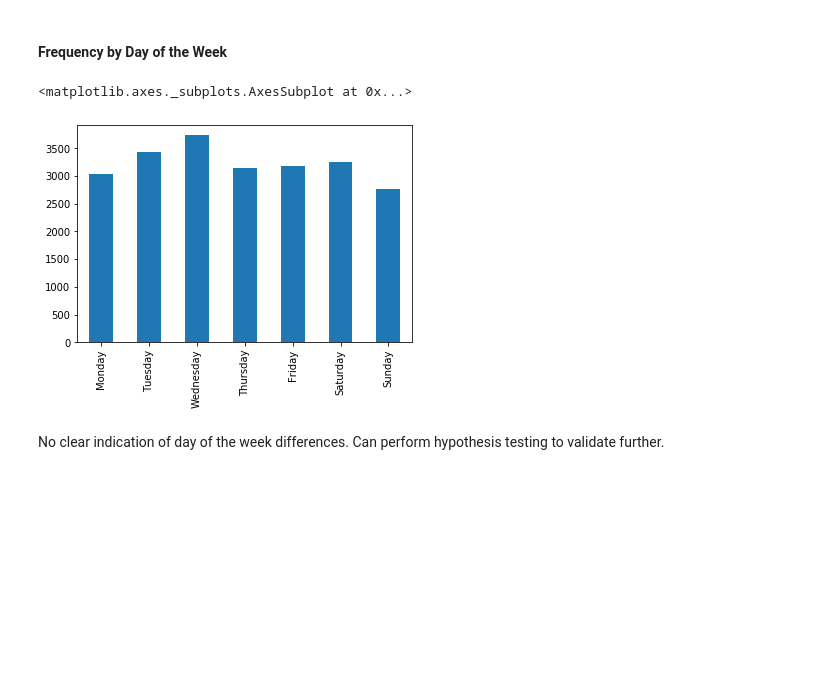
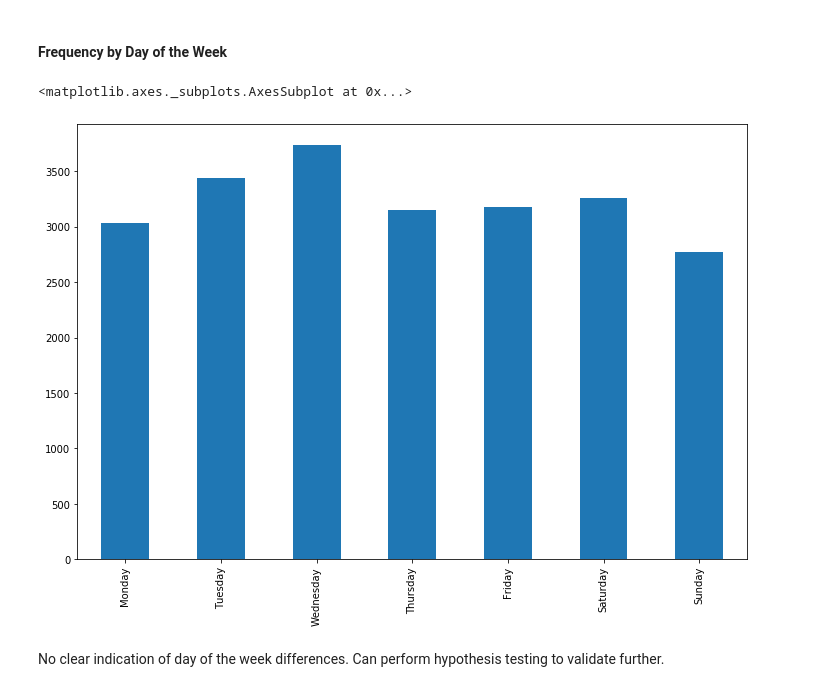
Before and after one commit to jfleury12/animal_shelter_EDA, a Jupyter notebook: notebooks/animal_shelter_eda_fleury.ipynb, the cells around one changed output. Cells and saved outputs as stored; diff of their text form; code cells hidden in the pictures; blank space fills up the shorter version.

```diff
--- a/notebooks/animal_shelter_eda_fleury.ipynb
+++ b/notebooks/animal_shelter_eda_fleury.ipynb
@@ -7,6 +7,7 @@ import pandas as pd
 import matplotlib.pyplot as plt
 import seaborn as sns
 %matplotlib inline
+plt.rcParams['figure.figsize'] = [12,8] #set default fig size
 # pd.set_option('max_columns', None)
 # pd.set_option('max_rows', None)
 import cufflinks # !pip install ipywidgets
@@ -371,14 +372,14 @@ There is a steady decline in cases over the fiscal year. Possibly due to COVID!
 # %%
 # Create a new 'day of the week' column
 df['Day of the Week'] = df['Intake Date'].dt.day_name()
 
 trace2 = df['Day of the Week'].value_counts().reindex(
     index = ['Monday','Tuesday','Wednesday','Thursday','Friday','Saturday','Sunday'])
-
+fig=plt.figure(figsize=(12,8))
 trace2.plot.bar()
 # %% [output]
 <matplotlib.axes._subplots.AxesSubplot at 0x...>
-[figure, old version]
+[figure, new version]
 # %% [markdown]
 No clear indication of day of the week differences. Can perform hypothesis testing to validate further.
 # %% [markdown]
```
Also changed, not shown: parts of 42 cells of this notebook.
